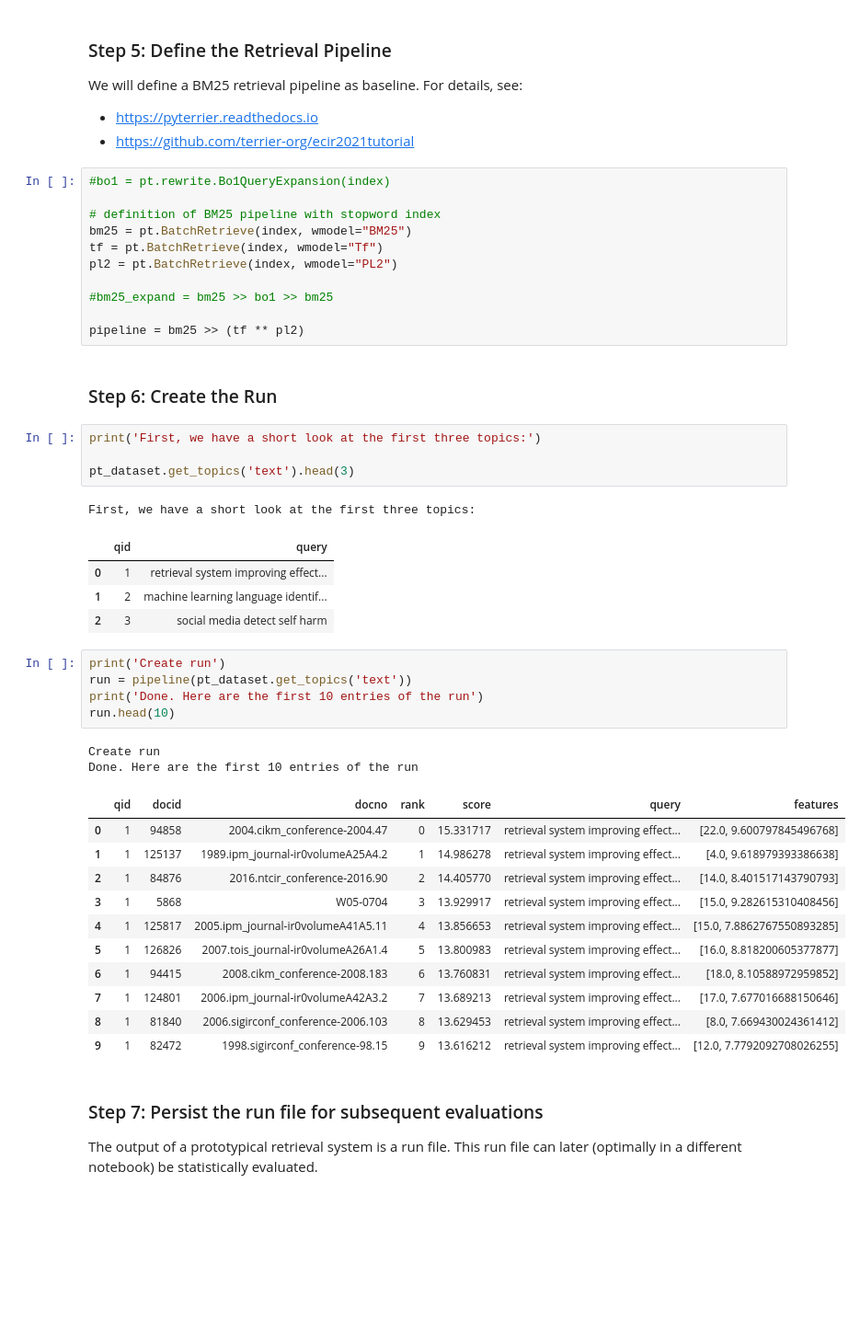
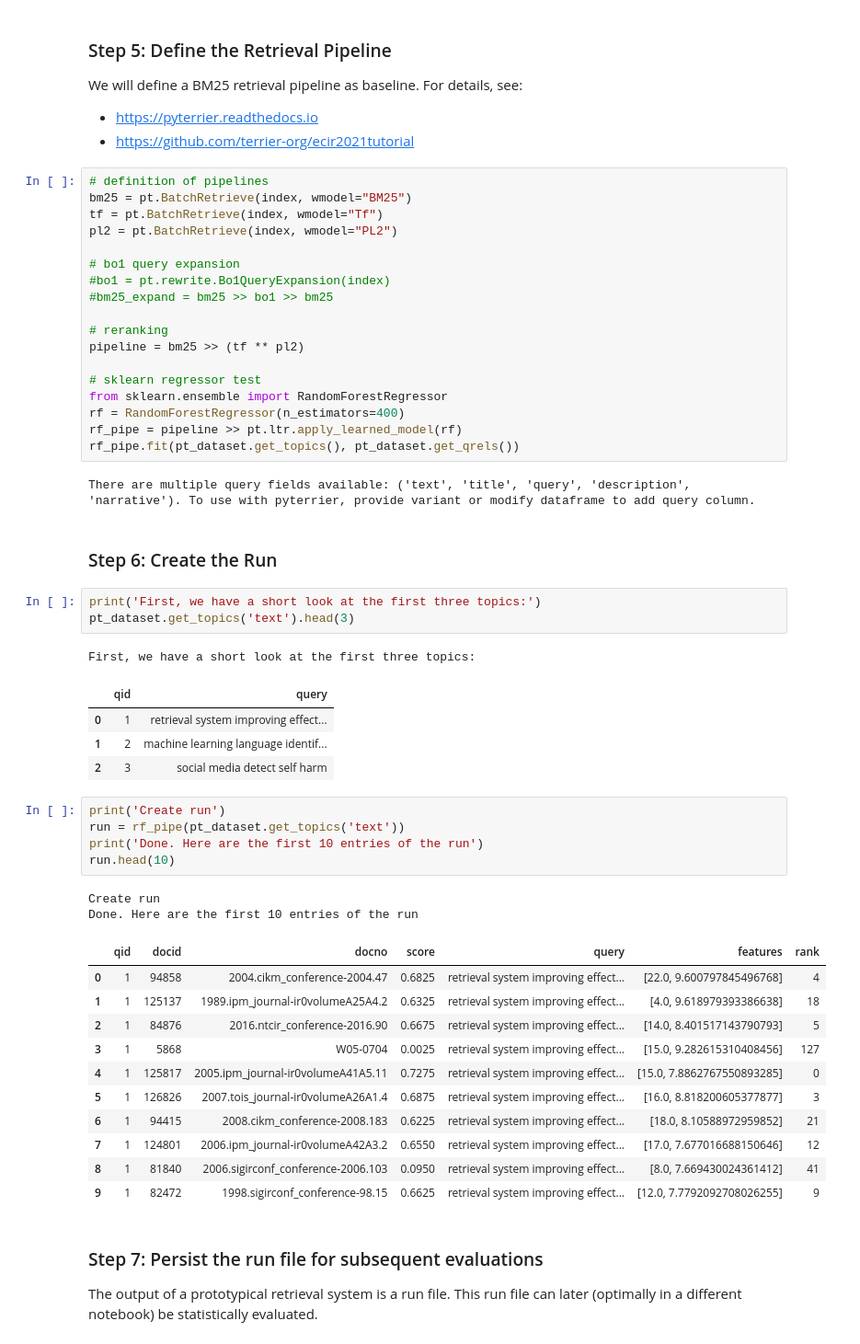
Before and after one commit to tira-io/ir-lab-sose-2024-knowledge-knights, a Jupyter notebook: improved-retrieval-system/improved-retrieval-system.ipynb, the cells around one changed output. Shown at 92% size. Drawn from its saved outputs; the diff is of its cells as text; blank space fills up the shorter version.

Commit message:
sklearn regressor

```diff
--- a/improved-retrieval-system/improved-retrieval-system.ipynb
+++ b/improved-retrieval-system/improved-retrieval-system.ipynb
@@ -159,21 +161,29 @@ We will define a BM25 retrieval pipeline as baseline. For details, see:
 - [https://pyterrier.readthedocs.io](https://pyterrier.readthedocs.io)
 - [https://github.com/terrier-org/ecir2021tutorial](https://github.com/terrier-org/ecir2021tutorial)
 # %%
-#bo1 = pt.rewrite.Bo1QueryExpansion(index)
-
-# definition of BM25 pipeline with stopword index
+# definition of pipelines
 bm25 = pt.BatchRetrieve(index, wmodel="BM25")
 tf = pt.BatchRetrieve(index, wmodel="Tf")
 pl2 = pt.BatchRetrieve(index, wmodel="PL2")
 
+# bo1 query expansion
+#bo1 = pt.rewrite.Bo1QueryExpansion(index)
 #bm25_expand = bm25 >> bo1 >> bm25
 
+# reranking
 pipeline = bm25 >> (tf ** pl2)
+
+# sklearn regressor test
+from sklearn.ensemble import RandomForestRegressor
+rf = RandomForestRegressor(n_estimators=400)
+rf_pipe = pipeline >> pt.ltr.apply_learned_model(rf)
+rf_pipe.fit(pt_dataset.get_topics(), pt_dataset.get_qrels())
+# %% [output]
+There are multiple query fields available: ('text', 'title', 'query', 'description', 'narrative'). To use with pyterrier, provide variant or modify dataframe to add query column.
 # %% [markdown]
 ### Step 6: Create the Run
 # %%
 print('First, we have a short look at the first three topics:')
-
 pt_dataset.get_topics('text').head(3)
 # %% [output]
 First, we have a short look at the first three topics:
@@ -183,23 +193,23 @@ First, we have a short look at the first three topics:
 | 2 | 3 | social media detect self harm |
 # %%
 print('Create run')
-run = pipeline(pt_dataset.get_topics('text'))
+run = rf_pipe(pt_dataset.get_topics('text'))
 print('Done. Here are the first 10 entries of the run')
 run.head(10)
 # %% [output]
 Create run
 Done. Here are the first 10 entries of the run
-|  | qid | docid | docno | rank | score | query | features |
-| 0 | 1 | 94858 | 2004.cikm_conference-2004.47 | 0 | 15.331717 | retrieval system improving effect... | [22.0, 9.600797845496768] |
-| 1 | 1 | 125137 | 1989.ipm_journal-ir0volumeA25A4.2 | 1 | 14.986278 | retrieval system improving effect... | [4.0, 9.618979393386638] |
-| 2 | 1 | 84876 | 2016.ntcir_conference-2016.90 | 2 | 14.405770 | retrieval system improving effect... | [14.0, 8.401517143790793] |
-| 3 | 1 | 5868 | W05-0704 | 3 | 13.929917 | retrieval system improving effect... | [15.0, 9.282615310408456] |
-| 4 | 1 | 125817 | 2005.ipm_journal-ir0volumeA41A5.11 | 4 | 13.856653 | retrieval system improving effect... | [15.0, 7.8862767550893285] |
-| 5 | 1 | 126826 | 2007.tois_journal-ir0volumeA26A1.4 | 5 | 13.800983 | retrieval system improving effect... | [16.0, 8.818200605377877] |
-| 6 | 1 | 94415 | 2008.cikm_conference-2008.183 | 6 | 13.760831 | retrieval system improving effect... | [18.0, 8.10588972959852] |
-| 7 | 1 | 124801 | 2006.ipm_journal-ir0volumeA42A3.2 | 7 | 13.689213 | retrieval system improving effect... | [17.0, 7.677016688150646] |
-| 8 | 1 | 81840 | 2006.sigirconf_conference-2006.103 | 8 | 13.629453 | retrieval system improving effect... | [8.0, 7.669430024361412] |
-| 9 | 1 | 82472 | 1998.sigirconf_conference-98.15 | 9 | 13.616212 | retrieval system improving effect... | [12.0, 7.7792092708026255] |
+|  | qid | docid | docno | score | query | features | rank |
+| 0 | 1 | 94858 | 2004.cikm_conference-2004.47 | 0.6825 | retrieval system improving effect... | [22.0, 9.600797845496768] | 4 |
+| 1 | 1 | 125137 | 1989.ipm_journal-ir0volumeA25A4.2 | 0.6325 | retrieval system improving effect... | [4.0, 9.618979393386638] | 18 |
+| 2 | 1 | 84876 | 2016.ntcir_conference-2016.90 | 0.6675 | retrieval system improving effect... | [14.0, 8.401517143790793] | 5 |
+| 3 | 1 | 5868 | W05-0704 | 0.0025 | retrieval system improving effect... | [15.0, 9.282615310408456] | 127 |
+| 4 | 1 | 125817 | 2005.ipm_journal-ir0volumeA41A5.11 | 0.7275 | retrieval system improving effect... | [15.0, 7.8862767550893285] | 0 |
+| 5 | 1 | 126826 | 2007.tois_journal-ir0volumeA26A1.4 | 0.6875 | retrieval system improving effect... | [16.0, 8.818200605377877] | 3 |
+| 6 | 1 | 94415 | 2008.cikm_conference-2008.183 | 0.6225 | retrieval system improving effect... | [18.0, 8.10588972959852] | 21 |
+| 7 | 1 | 124801 | 2006.ipm_journal-ir0volumeA42A3.2 | 0.6550 | retrieval system improving effect... | [17.0, 7.677016688150646] | 12 |
+| 8 | 1 | 81840 | 2006.sigirconf_conference-2006.103 | 0.0950 | retrieval system improving effect... | [8.0, 7.669430024361412] | 41 |
+| 9 | 1 | 82472 | 1998.sigirconf_conference-98.15 | 0.6625 | retrieval system improving effect... | [12.0, 7.7792092708026255] | 9 |
 # %% [markdown]
 ### Step 7: Persist the run file for subsequent evaluations
 
```
Also changed, not shown: parts of 5 cells of this notebook, 2 other files.
